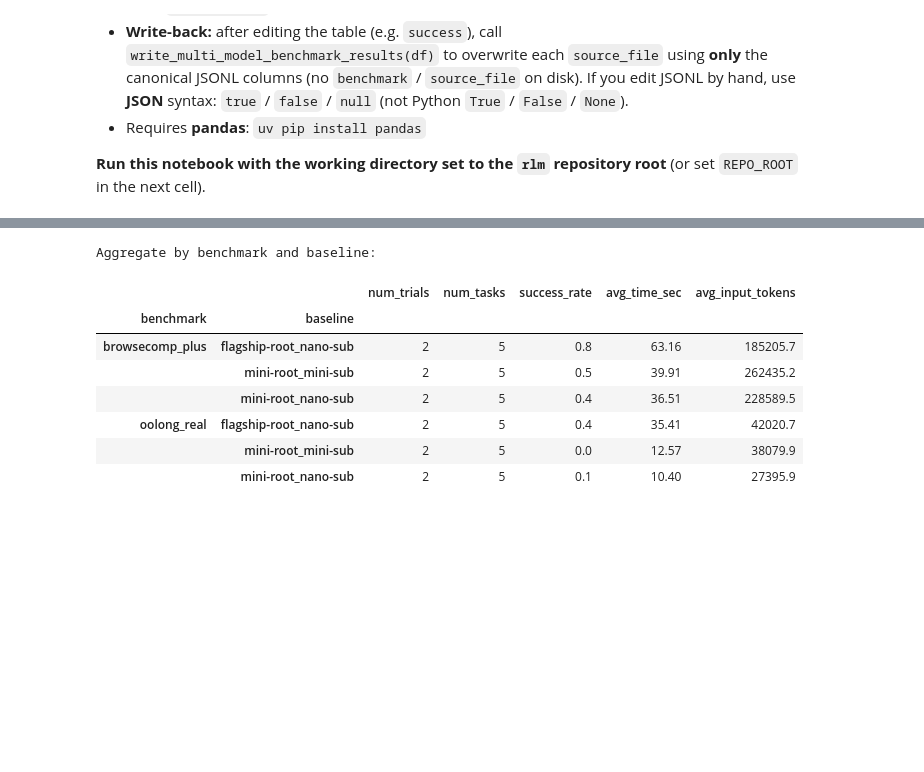
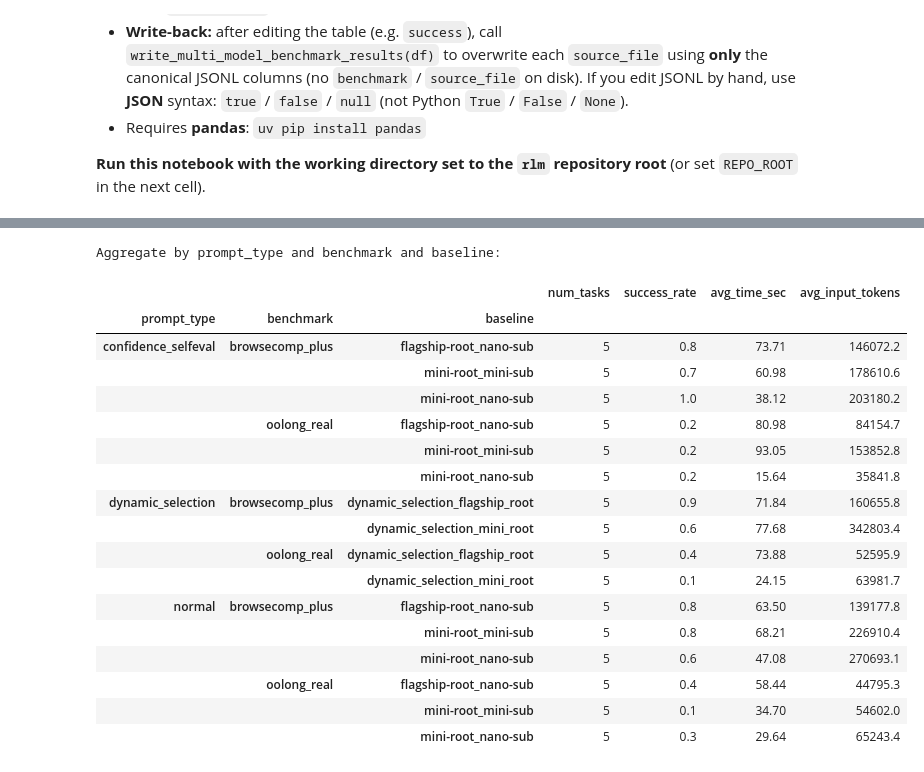
Before and after one commit to Dyu331/Recursive_Language_Model, a Jupyter notebook: load_multi_model_benchmark_results.ipynb, the cells around one changed output, grey strips where cells are left out. Drawn from its saved outputs; the diff is of its cells as text; code cells hidden in the pictures; blank space fills up the shorter version.

```diff
--- a/load_multi_model_benchmark_results.ipynb
+++ b/load_multi_model_benchmark_results.ipynb
@@ -104,3 +104,20 @@ def load_multi_model_benchmark_results(
     return pd.concat(frames, ignore_index=True)
 # %%
 df = load_multi_model_benchmark_results()
+# %%
+def classify_prompt(source_file: str) -> str:
+    if "confidence_selfeval_" in source_file:
+        return "confidence_selfeval"
+    if "dynamic_selection_" in source_file:
+        return "dynamic_selection"
+    return "normal"
+
+df["prompt_type"] = df["source_file"].apply(classify_prompt)
+
+df_confidence_selfeval = df[df["prompt_type"] == "confidence_selfeval"].copy()
+df_dynamic_selection   = df[df["prompt_type"] == "dynamic_selection"].copy()
+df_normal              = df[df["prompt_type"] == "normal"].copy()
+
+print(f"normal:               {len(df_normal)} rows")
+print(f"confidence_selfeval:  {len(df_confidence_selfeval)} rows")
+print(f"dynamic_selection:    {len(df_dynamic_selection)} rows")
@@ -116,9 +137,6 @@ def _get_agg_spec(dataframe):
     Avoids passing None or empty keys to .agg()
     """
     spec = {
-        "num_trials": ("trial", "nunique")
-        if "trial" in dataframe.columns
-        else ("task_id", "count"),
         "num_tasks": ("task_id", "nunique"),
     }
     if "score" in dataframe.columns:
@@ -126,39 +144,51 @@ def _get_agg_spec(dataframe):
     if "success" in dataframe.columns:
         spec["success_rate"] = ("success", "mean")
     if "total_time" in dataframe.columns:
         spec["avg_time_sec"] = ("total_time", "mean")
     if "input_tokens" in dataframe.columns:
         spec["avg_input_tokens"] = ("input_tokens", "mean")
 
     return spec
 
 
 # 1. Determine which grouping columns are available
 group_cols = []
+if "prompt_type" in df.columns:
+    group_cols.append("prompt_type")
 if "benchmark" in df.columns:
     group_cols.append("benchmark")
 if "baseline" in df.columns:
     group_cols.append("baseline")
 
 # 2. Perform the combined aggregation
 if group_cols:
     # We use a list [group_cols] to group by multiple levels simultaneously
     combined_agg = df.groupby(group_cols).agg(**_get_agg_spec(df)).round(2)
 
     print(f"Aggregate by {(' and ').join(group_cols)}:")
     display(combined_agg)
 
     # Optional: If you want to see the table flattened (no multi-index)
     # display(combined_agg.reset_index())
 else:
     print("Neither 'benchmark' nor 'baseline' columns found in the DataFrame.")
 # %% [output]
-Aggregate by benchmark and baseline:
+Aggregate by prompt_type and benchmark and baseline:
-|  |  | num_trials | num_tasks | success_rate | avg_time_sec | avg_input_tokens |
-| benchmark | baseline |  |  |  |  |  |
-| browsecomp_plus | flagship-root_nano-sub | 2 | 5 | 0.8 | 63.16 | 185205.7 |
-|  | mini-root_mini-sub | 2 | 5 | 0.5 | 39.91 | 262435.2 |
-|  | mini-root_nano-sub | 2 | 5 | 0.4 | 36.51 | 228589.5 |
-| oolong_real | flagship-root_nano-sub | 2 | 5 | 0.4 | 35.41 | 42020.7 |
-|  | mini-root_mini-sub | 2 | 5 | 0.0 | 12.57 | 38079.9 |
-|  | mini-root_nano-sub | 2 | 5 | 0.1 | 10.40 | 27395.9 |
+|  |  |  | num_tasks | success_rate | avg_time_sec | avg_input_tokens |
+| prompt_type | benchmark | baseline |  |  |  |  |
+| confidence_selfeval | browsecomp_plus | flagship-root_nano-sub | 5 | 0.8 | 73.71 | 146072.2 |
+|  |  | mini-root_mini-sub | 5 | 0.7 | 60.98 | 178610.6 |
+|  |  | mini-root_nano-sub | 5 | 1.0 | 38.12 | 203180.2 |
+|  | oolong_real | flagship-root_nano-sub | 5 | 0.2 | 80.98 | 84154.7 |
+|  |  | mini-root_mini-sub | 5 | 0.2 | 93.05 | 153852.8 |
+|  |  | mini-root_nano-sub | 5 | 0.2 | 15.64 | 35841.8 |
+| dynamic_selection | browsecomp_plus | dynamic_selection_flagship_root | 5 | 0.9 | 71.84 | 160655.8 |
+|  |  | dynamic_selection_mini_root | 5 | 0.6 | 77.68 | 342803.4 |
+|  | oolong_real | dynamic_selection_flagship_root | 5 | 0.4 | 73.88 | 52595.9 |
+|  |  | dynamic_selection_mini_root | 5 | 0.1 | 24.15 | 63981.7 |
+| normal | browsecomp_plus | flagship-root_nano-sub | 5 | 0.8 | 63.50 | 139177.8 |
+|  |  | mini-root_mini-sub | 5 | 0.8 | 68.21 | 226910.4 |
+|  |  | mini-root_nano-sub | 5 | 0.6 | 47.08 | 270693.1 |
+|  | oolong_real | flagship-root_nano-sub | 5 | 0.4 | 58.44 | 44795.3 |
+|  |  | mini-root_mini-sub | 5 | 0.1 | 34.70 | 54602.0 |
+|  |  | mini-root_nano-sub | 5 | 0.3 | 29.64 | 65243.4 |
```
Also changed, not shown: parts of 5 cells of this notebook, 18 other files.
